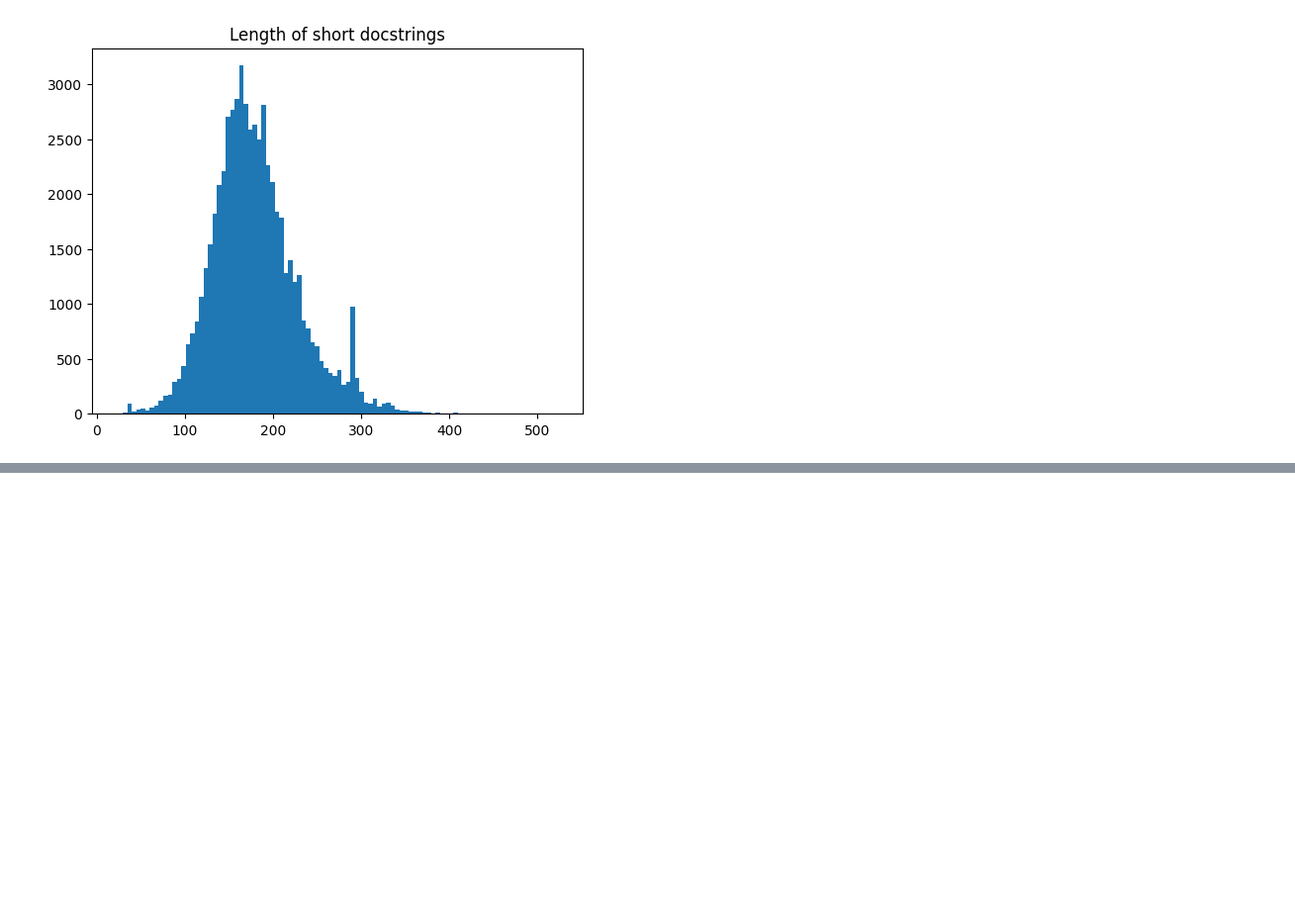
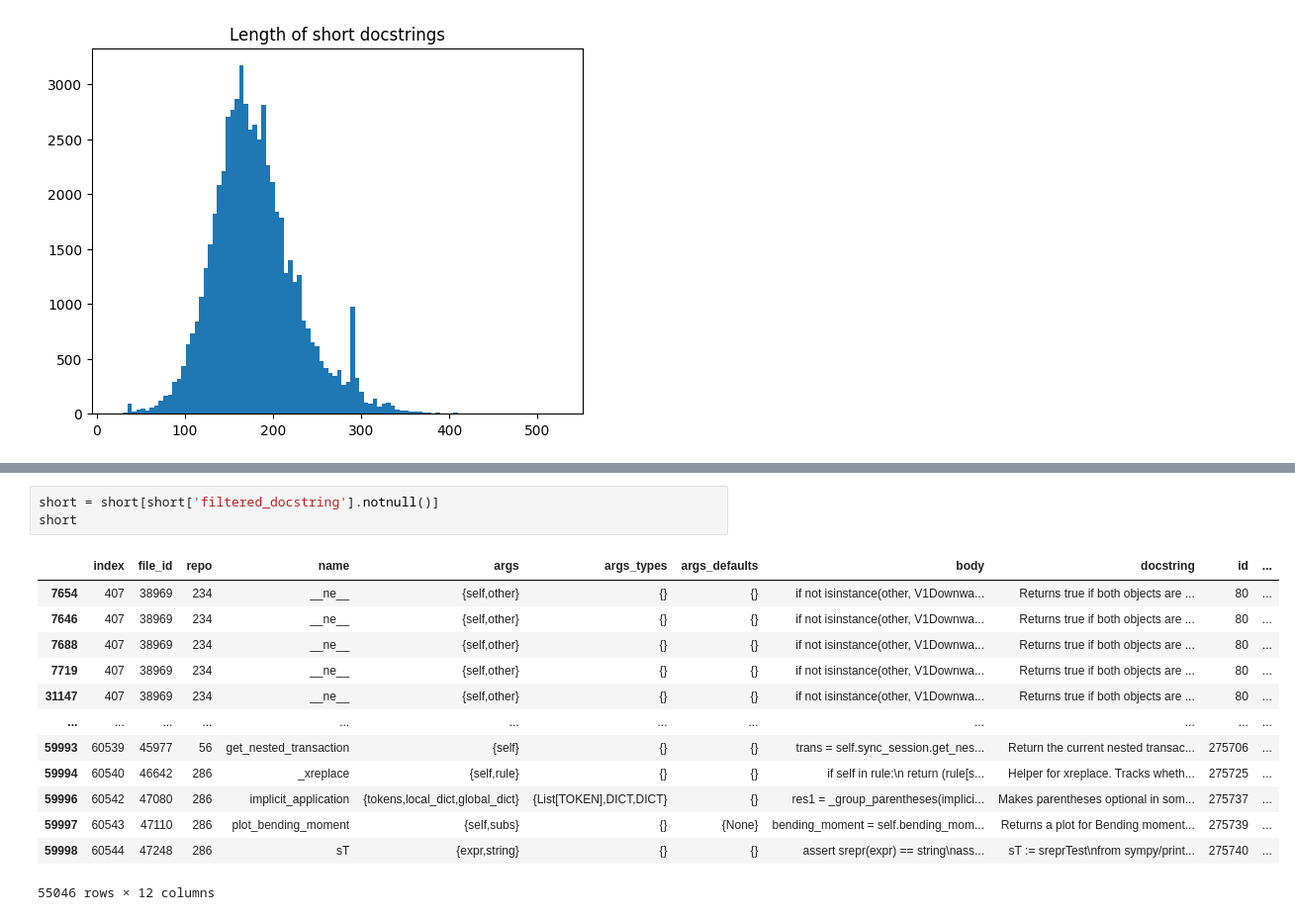
Before and after one commit to Lord225/datamining-on-pypl, a Jupyter notebook: transformers/analize-docstrings.ipynb, the cells around one changed output, grey strips where cells are left out. Shown at 99% size. Drawn from its saved outputs; the diff is of its cells as text; blank space fills up the shorter version.

```diff
--- a/transformers/analize-docstrings.ipynb
+++ b/transformers/analize-docstrings.ipynb
@@ -158,0 +317,17 @@ NameError: name 'z' is not defined
+# %%
+short = short[short['filtered_docstring'].notnull()]
+short
+# %% [output]
+|  | index | file_id | repo | name | args | args_types | args_defaults | body | docstring | id | ... |
+| 7654 | 407 | 38969 | 234 | __ne__ | {self,other} | {} | {} | if not isinstance(other, V1Downwa... | Returns true if both objects are ... | 80 | ... |
+| 7646 | 407 | 38969 | 234 | __ne__ | {self,other} | {} | {} | if not isinstance(other, V1Downwa... | Returns true if both objects are ... | 80 | ... |
+| 7688 | 407 | 38969 | 234 | __ne__ | {self,other} | {} | {} | if not isinstance(other, V1Downwa... | Returns true if both objects are ... | 80 | ... |
+| 7719 | 407 | 38969 | 234 | __ne__ | {self,other} | {} | {} | if not isinstance(other, V1Downwa... | Returns true if both objects are ... | 80 | ... |
+| 31147 | 407 | 38969 | 234 | __ne__ | {self,other} | {} | {} | if not isinstance(other, V1Downwa... | Returns true if both objects are ... | 80 | ... |
+| ... | ... | ... | ... | ... | ... | ... | ... | ... | ... | ... | ... |
+| 59993 | 60539 | 45977 | 56 | get_nested_transaction | {self} | {} | {} | trans = self.sync_session.get_nes... | Return the current nested transac... | 275706 | ... |
+| 59994 | 60540 | 46642 | 286 | _xreplace | {self,rule} | {} | {} | if self in rule:\n return (rule[s... | Helper for xreplace. Tracks wheth... | 275725 | ... |
+| 59996 | 60542 | 47080 | 286 | implicit_application | {tokens,local_dict,global_dict} | {List[TOKEN],DICT,DICT} | {} | res1 = _group_parentheses(implici... | Makes parentheses optional in som... | 275737 | ... |
+| 59997 | 60543 | 47110 | 286 | plot_bending_moment | {self,subs} | {} | {None} | bending_moment = self.bending_mom... | Returns a plot for Bending moment... | 275739 | ... |
+| 59998 | 60544 | 47248 | 286 | sT | {expr,string} | {} | {} | assert srepr(expr) == string\nass... | sT := sreprTest\nfrom sympy/print... | 275740 | ... |
+55046 rows × 12 columns
```
Also changed, not shown: parts of 31 cells of this notebook, 8 other files.
